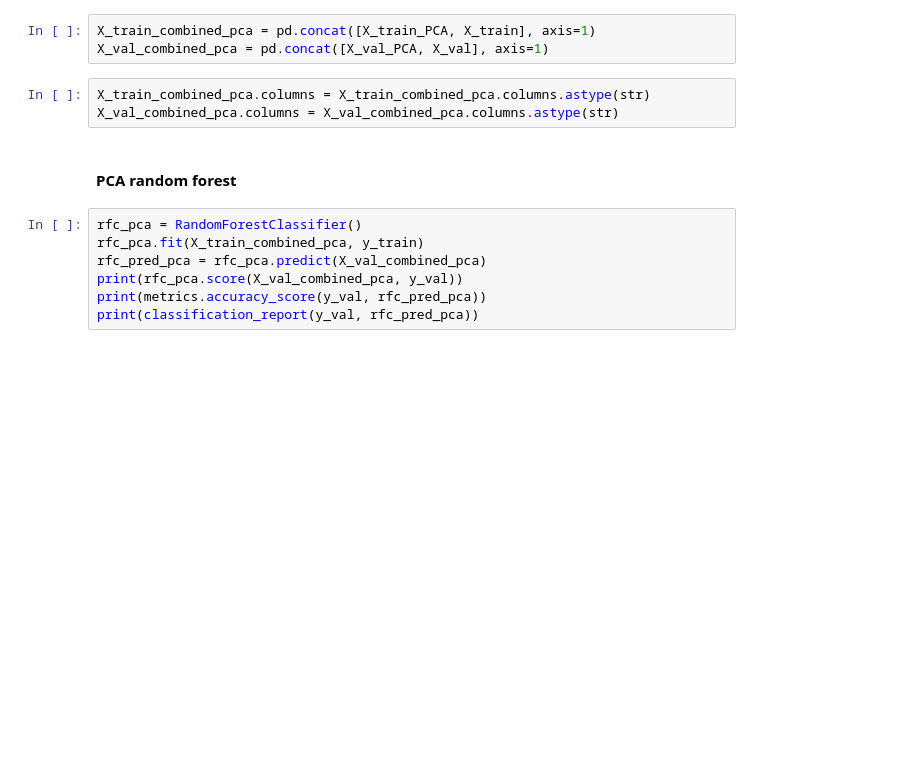
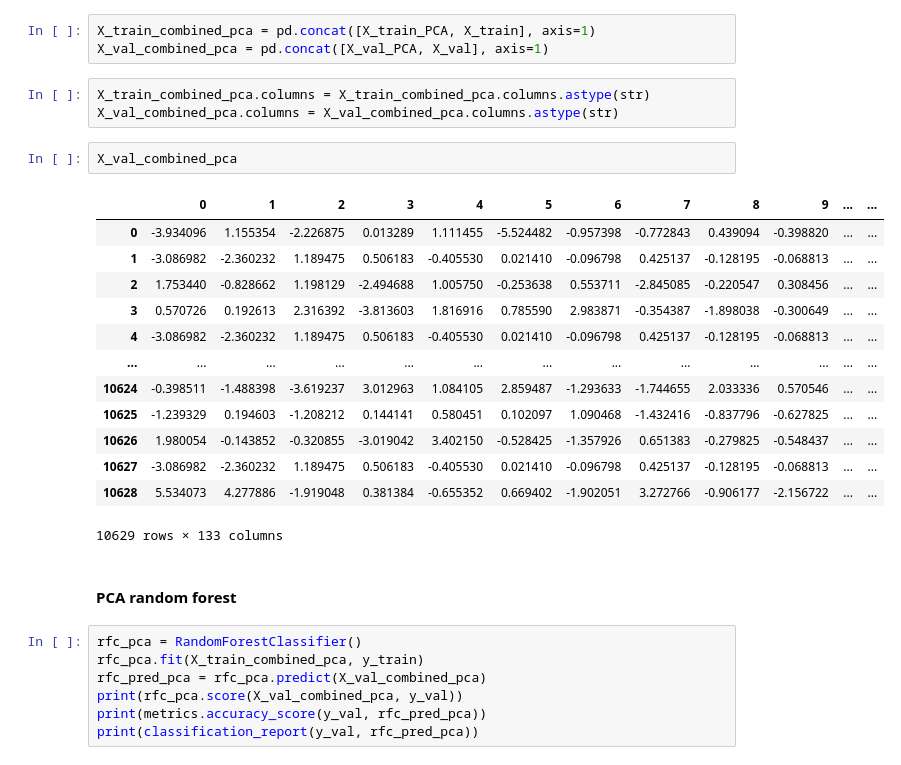
Before and after one commit to TaliaSeada/macro_competition, a Jupyter notebook: macro_competition.ipynb, the cells around one changed output. Cells and saved outputs as stored; diff of their text form; blank space fills up the shorter version.

```diff
--- a/macro_competition.ipynb
+++ b/macro_competition.ipynb
@@ -807,6 +807,22 @@ X_val_combined_pca = pd.concat([X_val_PCA, X_val], axis=1)
 # %%
 X_train_combined_pca.columns = X_train_combined_pca.columns.astype(str)
 X_val_combined_pca.columns = X_val_combined_pca.columns.astype(str)
+# %%
+X_val_combined_pca
+# %% [output]
+|  | 0 | 1 | 2 | 3 | 4 | 5 | 6 | 7 | 8 | 9 | ... | ... |
+| 0 | -3.934096 | 1.155354 | -2.226875 | 0.013289 | 1.111455 | -5.524482 | -0.957398 | -0.772843 | 0.439094 | -0.398820 | ... | ... |
+| 1 | -3.086982 | -2.360232 | 1.189475 | 0.506183 | -0.405530 | 0.021410 | -0.096798 | 0.425137 | -0.128195 | -0.068813 | ... | ... |
+| 2 | 1.753440 | -0.828662 | 1.198129 | -2.494688 | 1.005750 | -0.253638 | 0.553711 | -2.845085 | -0.220547 | 0.308456 | ... | ... |
+| 3 | 0.570726 | 0.192613 | 2.316392 | -3.813603 | 1.816916 | 0.785590 | 2.983871 | -0.354387 | -1.898038 | -0.300649 | ... | ... |
+| 4 | -3.086982 | -2.360232 | 1.189475 | 0.506183 | -0.405530 | 0.021410 | -0.096798 | 0.425137 | -0.128195 | -0.068813 | ... | ... |
+| ... | ... | ... | ... | ... | ... | ... | ... | ... | ... | ... | ... | ... |
+| 10624 | -0.398511 | -1.488398 | -3.619237 | 3.012963 | 1.084105 | 2.859487 | -1.293633 | -1.744655 | 2.033336 | 0.570546 | ... | ... |
+| 10625 | -1.239329 | 0.194603 | -1.208212 | 0.144141 | 0.580451 | 0.102097 | 1.090468 | -1.432416 | -0.837796 | -0.627825 | ... | ... |
+| 10626 | 1.980054 | -0.143852 | -0.320855 | -3.019042 | 3.402150 | -0.528425 | -1.357926 | 0.651383 | -0.279825 | -0.548437 | ... | ... |
+| 10627 | -3.086982 | -2.360232 | 1.189475 | 0.506183 | -0.405530 | 0.021410 | -0.096798 | 0.425137 | -0.128195 | -0.068813 | ... | ... |
+| 10628 | 5.534073 | 4.277886 | -1.919048 | 0.381384 | -0.655352 | 0.669402 | -1.902051 | 3.272766 | -0.906177 | -2.156722 | ... | ... |
+10629 rows × 133 columns
 # %% [markdown]
 #### PCA random forest
 # %%
```
Also changed, not shown: parts of 27 cells of this notebook, 3 other files.
